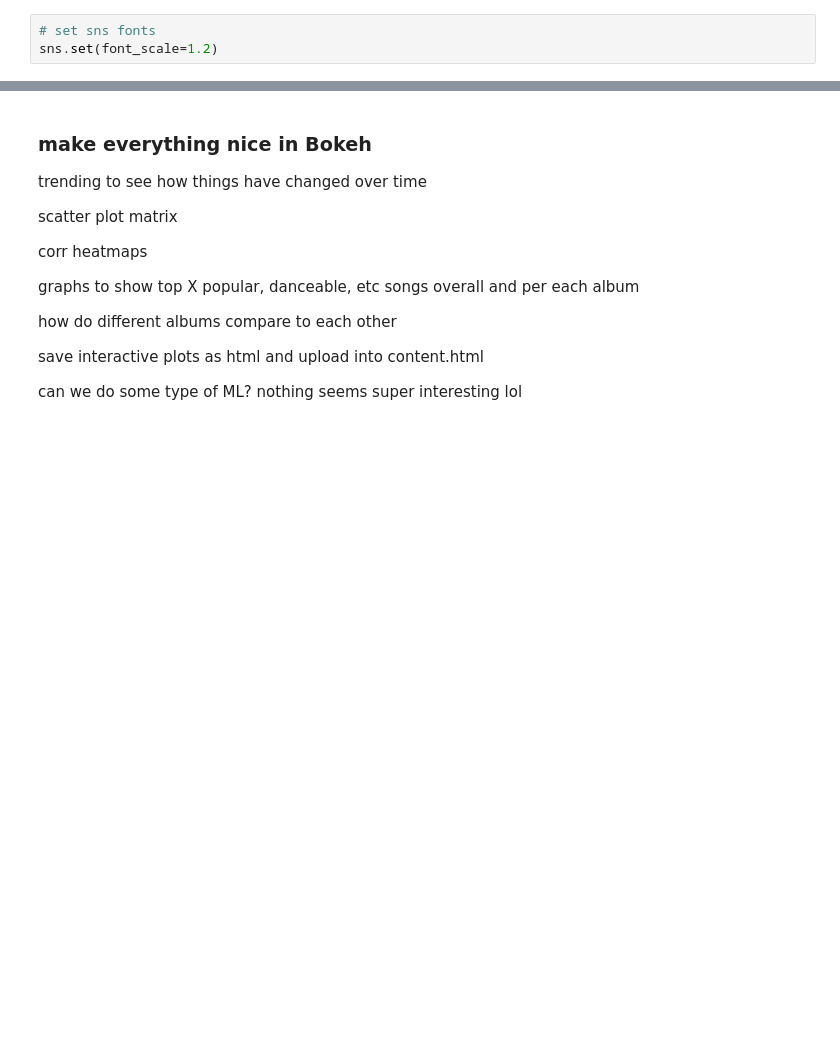
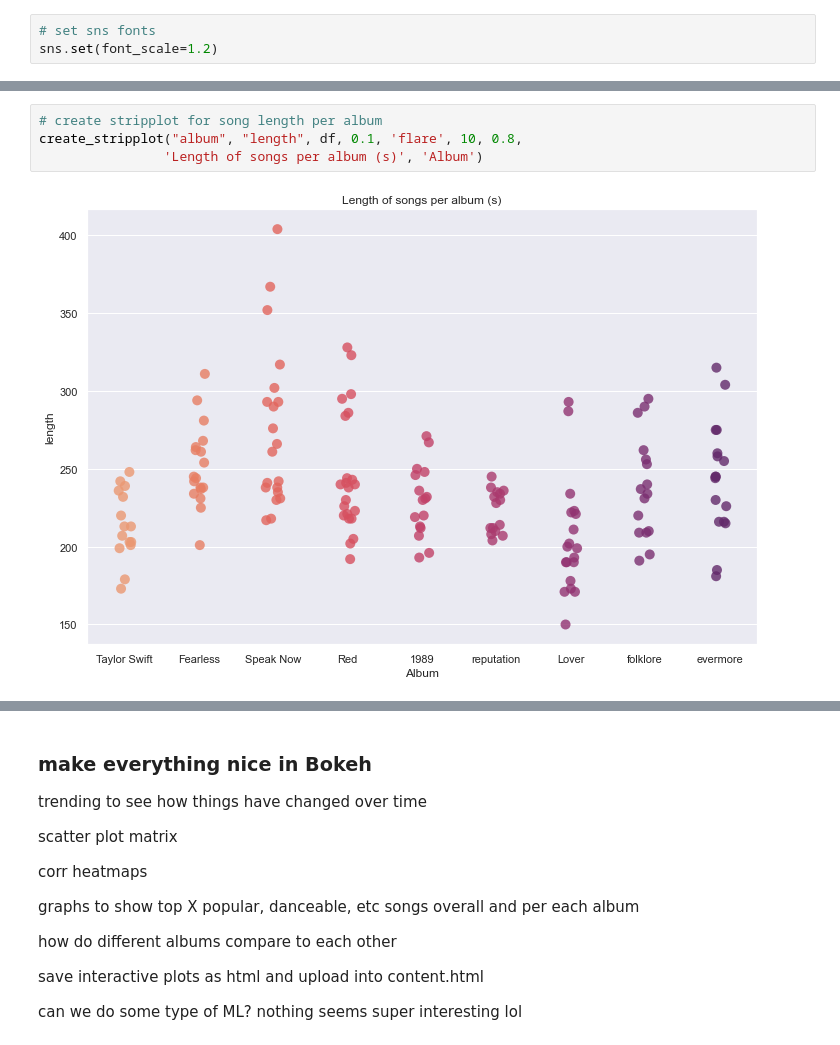
Before and after one commit to Wilb11/t-swift, a Jupyter notebook: taylor-swift-song-analysis.ipynb, the cells around one changed output, grey strips where cells are left out. Drawn from its saved outputs; the diff is of its cells as text; blank space fills up the shorter version.

```diff
--- a/taylor-swift-song-analysis.ipynb
+++ b/taylor-swift-song-analysis.ipynb
@@ -250,0 +282,6 @@ plt.show()
+# %%
+# create stripplot for song length per album
+create_stripplot("album", "length", df, 0.1, 'flare', 10, 0.8,
+                'Length of songs per album (s)', 'Album')
+# %% [output]
+[figure, added]
```
Also changed, not shown: parts of 14 cells of this notebook, 3 other files.
